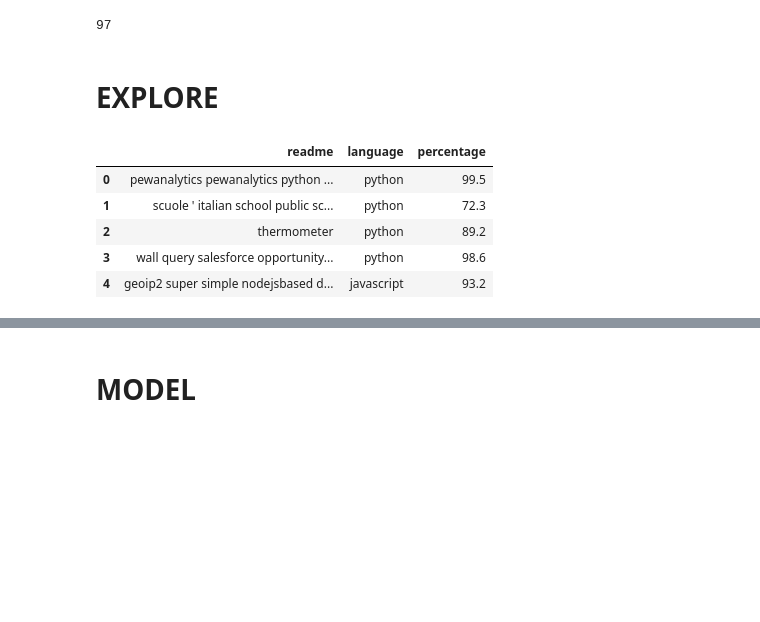
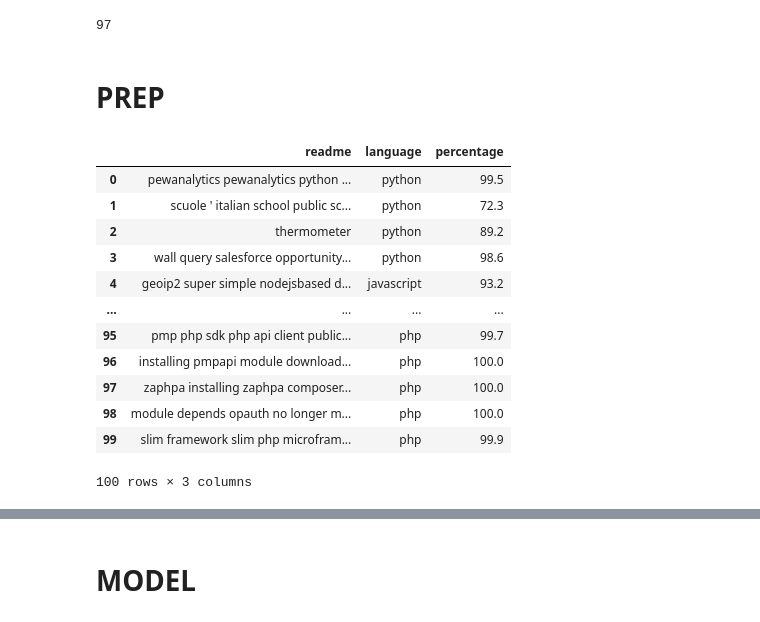
Before and after one commit to NLP-MVPs/nlp-project, a Jupyter notebook: samuel/sam-notebook.ipynb, the cells around one changed output, grey strips where cells are left out. Cells and saved outputs as stored; diff of their text form; code cells hidden in the pictures; blank space fills up the shorter version.

Commit message:
explored data via bigrams, wordclouds, etc.

```diff
--- a/samuel/sam-notebook.ipynb
+++ b/samuel/sam-notebook.ipynb
@@ -48,7 +70,7 @@ urlcount
 # %%
 urls = (url)+(url2)+(url3)+(url4)+(url5)+(url6)+(url7)+(url8)+(url9)
 # %% [markdown]
-# EXPLORE
+# PREP
 # %%
 gitMDs = pd.read_json('pages.json')
 # %%
@@ -59,14 +81,21 @@ gitMDs['percentage'] = pd.to_numeric(gitMDs['percentage'])
 
 gitMDs.drop(columns = ['body', 'top_code'], inplace = True)
 # %%
-gitMDs.head()
+gitMDs
 # %% [output]
 |  | readme | language | percentage |
 | 0 | pewanalytics pewanalytics python ... | python | 99.5 |
 | 1 | scuole ' italian school public sc... | python | 72.3 |
 | 2 | thermometer | python | 89.2 |
 | 3 | wall query salesforce opportunity... | python | 98.6 |
 | 4 | geoip2 super simple nodejsbased d... | javascript | 93.2 |
+| ... | ... | ... | ... |
+| 95 | pmp php sdk php api client public... | php | 99.7 |
+| 96 | installing pmpapi module download... | php | 100.0 |
+| 97 | zaphpa installing zaphpa composer... | php | 100.0 |
+| 98 | module depends opauth no longer m... | php | 100.0 |
+| 99 | slim framework slim php microfram... | php | 99.9 |
+100 rows × 3 columns
 # %%
 from sklearn.model_selection import train_test_split
 
```
Also changed, not shown: parts of 14 cells of this notebook, 1 other file.
